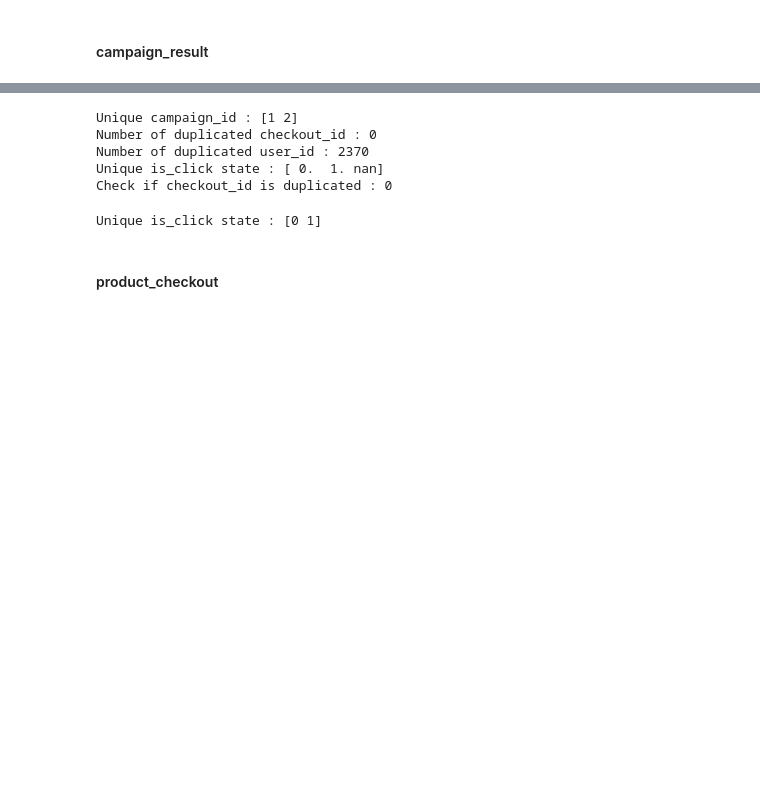
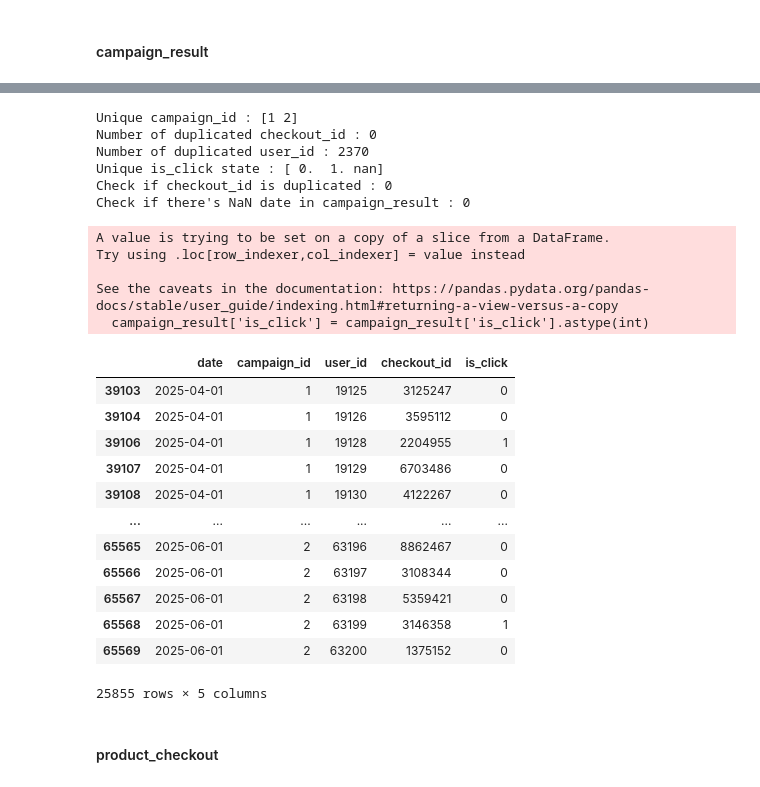
Before and after one commit to vandevee3/MarketingAnalysis, a Jupyter notebook: source/main.ipynb, the cells around one changed output, grey strips where cells are left out. Cells and saved outputs as stored; diff of their text form; code cells hidden in the pictures; blank space fills up the shorter version.

Commit message:
changing dataframes and do more validation

```diff
--- a/source/main.ipynb
+++ b/source/main.ipynb
@@ -119,9 +142,29 @@ VBox(children=(HBox(children=(HTML(value='<b>Task</b>', layout=Layout(width='200
 # %%
-# Checking campaign_budget
-print(f"Unique campaign_id : {data_frames['campaign_budget']['campaign_id'].unique()}")
-print(f"Total budget isn't null or less than null : {(data_frames['campaign_budget']['budget'] <= 0).sum()}")
+print("Checking per column : ")
+print(f"Unique campaign_id : {campaign_budget['campaign_id'].unique()}")
+print(f"Total budget isn't null or less than null : {(campaign_budget['budget'] <= 0).sum()}")
+print(f"Total NaN date : {campaign_budget[campaign_budget['date'].isna()]['date'].count()}")
+campaign_budget['date'] = pd.to_datetime(campaign_budget['date'], format= '%Y-%m-%d')
+campaign_budget = campaign_budget[(campaign_budget['date'].dt.year >= 2025)]
+last_60_days = campaign_budget.sort_values(by= ['date'], ascending= False)['date'].dt.month.unique()[1:3]
+print(f"Last 60 days selected months : {last_60_days}")
+campaign_budget = campaign_budget[(campaign_budget['date'].dt.month.isin(last_60_days))]
+print(f"Date month unique : {campaign_budget['date'].dt.month.unique()}")
+print(f"Total campaign_id 1 : {len(campaign_budget[campaign_budget['campaign_id'] == 1])}")
+print(f"Total campaign_id 2 : {len(campaign_budget[campaign_budget['campaign_id'] == 2])}")
+print(f"Number of NaN campaign ID : {sum(campaign_budget['campaign_id'].isna())}")
+campaign_budget_by_date = campaign_budget.groupby(by= 'date')['campaign_id'].count().unique()
+print(f"Unique total campaign per day : {campaign_budget_by_date}")
 
-# Case 1 campaign id = bisa koma -> tanya marketing
-# Case 2 campaign id tidak boleh missing -> tanya marketing
-# Case 3 campagin id
+start_marketing_date_a = campaign_budget[campaign_budget['campaign_id'] == 1]['date'].min()
+start_marketing_date_b = campaign_budget[campaign_budget['campaign_id'] == 2]['date'].min()
+end_marketing_date_a = campaign_budget[campaign_budget['campaign_id'] == 1]['date'].max()
+end_marketing_date_b = campaign_budget[campaign_budget['campaign_id'] == 2]['date'].max()
+print(f"Start date marketing A : {start_marketing_date_a}")
+print(f"Start date marketing B : {start_marketing_date_b}")
+print(f"End date marketing A : {end_marketing_date_a}")
+print(f"End date marketing B : {end_marketing_date_b}")
+
+print(f"Total budget in last 2 months : {sum(campaign_budget['budget'])}")
+print(f"Average budget in lasth 2 months : {round(campaign_budget['budget'].mean(), 2)}")
 # %% [output]
@@ -130,2 +207,6 @@ Total budget isn't null or less than null : 0
 # %% [markdown]
 #### campaign_result
+# %%
+campaign_result = data_frames['campaign_result']
+campaign_result.info()
+campaign_result.head(5)
@@ -132,21 +232,42 @@ Total budget isn't null or less than null : 0
 # %%
 # Checking campaign_result
-print(f"Unique campaign_id : {data_frames['campaign_result']['campaign_id'].unique()}")
-print(f"Number of duplicated checkout_id : {(data_frames['campaign_result']['checkout_id'].duplicated()).sum()}")
-print(f"Number of duplicated user_id : {(data_frames['campaign_result']['user_id'].duplicated()).sum()}")
-print(f"Unique is_click state : {data_frames['campaign_result']['is_click'].unique()}")
-print(f"Check if checkout_id is duplicated : {(data_frames['campaign_result']['checkout_id'].duplicated()).sum()}")
+print(f"Unique campaign_id : {campaign_result['campaign_id'].unique()}")
+print(f"Number of duplicated checkout_id : {(campaign_result['checkout_id'].duplicated()).sum()}")
+print(f"Number of duplicated user_id : {(campaign_result['user_id'].duplicated()).sum()}")
+print(f"Unique is_click state : {campaign_result['is_click'].unique()}")
+print(f"Check if checkout_id is duplicated : {(campaign_result['checkout_id'].duplicated()).sum()}")
+print(f"Check if there's NaN date in campaign_result : {sum(campaign_result['date'].isna())}")
 # %% [output]
 Unique campaign_id : [1 2]
 Number of duplicated checkout_id : 0
 Number of duplicated user_id : 2370
 Unique is_click state : [ 0.  1. nan]
 Check if checkout_id is duplicated : 0
+Check if there's NaN date in campaign_result : 0
 # %%
-data_frames['campaign_result'] = data_frames['campaign_result'][data_frames['campaign_result']['is_click'].isin([0,1])]
-data_frames['campaign_result']['is_click'] = data_frames['campaign_result']['is_click'].astype(int)
-print(f"Unique is_click state : {data_frames['campaign_result']['is_click'].unique()}")
+campaign_result['date'] = pd.to_datetime(campaign_result['date'], format= '%Y-%m-%d')
+campaign_result = campaign_result[campaign_result['is_click'].isin([0,1])]
+campaign_result['is_click'] = campaign_result['is_click'].astype(int)
+campaign_result = campaign_result[(campaign_result['date'] >= start_marketing_date_a) | (campaign_result['date'] >= start_marketing_date_b)]
+campaign_result
 # %% [output]
-Unique is_click state : [0 1]
+A value is trying to be set on a copy of a slice from a DataFrame.
+Try using .loc[row_indexer,col_indexer] = value instead
+
+See the caveats in the documentation: https://pandas.pydata.org/pandas-docs/stable/user_guide/indexing.html#returning-a-view-versus-a-copy
+  campaign_result['is_click'] = campaign_result['is_click'].astype(int)
+|  | date | campaign_id | user_id | checkout_id | is_click |
+| 39103 | 2025-04-01 | 1 | 19125 | 3125247 | 0 |
+| 39104 | 2025-04-01 | 1 | 19126 | 3595112 | 0 |
+| 39106 | 2025-04-01 | 1 | 19128 | 2204955 | 1 |
+| 39107 | 2025-04-01 | 1 | 19129 | 6703486 | 0 |
+| 39108 | 2025-04-01 | 1 | 19130 | 4122267 | 0 |
+| ... | ... | ... | ... | ... | ... |
+| 65565 | 2025-06-01 | 2 | 63196 | 8862467 | 0 |
+| 65566 | 2025-06-01 | 2 | 63197 | 3108344 | 0 |
+| 65567 | 2025-06-01 | 2 | 63198 | 5359421 | 0 |
+| 65568 | 2025-06-01 | 2 | 63199 | 3146358 | 1 |
+| 65569 | 2025-06-01 | 2 | 63200 | 1375152 | 0 |
+25855 rows × 5 columns
 # %% [markdown]
 #### product_checkout
```
Also changed, not shown: parts of 11 cells of this notebook.
